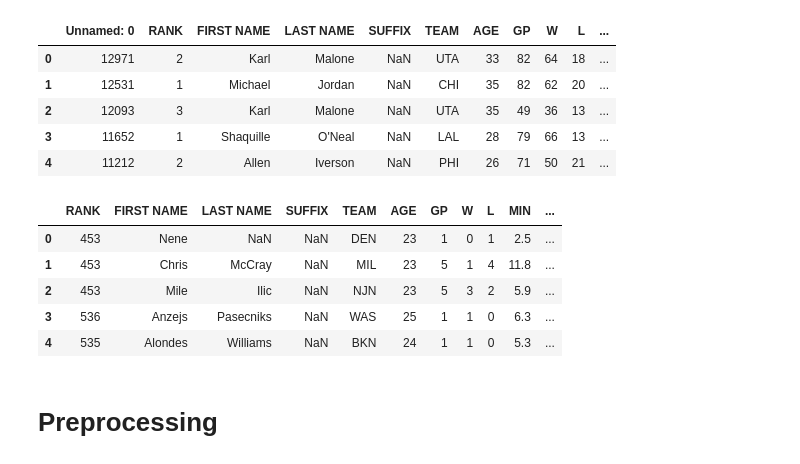
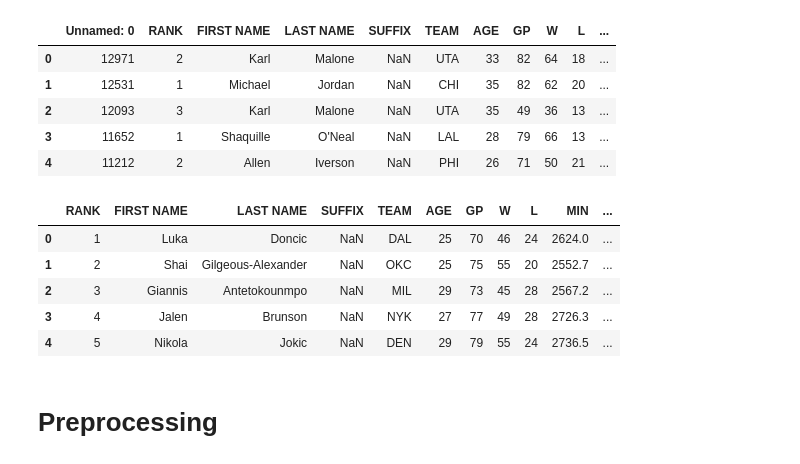
Before and after one commit to paul-semadeni/NBA-Data-Prediction-Model, a Jupyter notebook: feature_analysis/analysis-3.ipynb, the cells around one changed output. Drawn from its saved outputs; the diff is of its cells as text; code cells hidden in the pictures.

```diff
--- a/feature_analysis/analysis-3.ipynb
+++ b/feature_analysis/analysis-3.ipynb
@@ -32,15 +32,15 @@ df_mvp.head()
 | 3 | 11652 | 1 | Shaquille | O'Neal | NaN | LAL | 28 | 79 | 66 | 13 | ... |
 | 4 | 11212 | 2 | Allen | Iverson | NaN | PHI | 26 | 71 | 50 | 21 | ... |
 # %%
-df_all = pd.read_excel('../collect-data/src/files/nba_data.xlsx', sheet_name='NBA Stats')
+df_all = pd.read_excel('../collect-data/src/files/nba_data_2.xlsx', sheet_name='NBA Stats')
 df_all.head()
 # %% [output]
 |  | RANK | FIRST NAME | LAST NAME | SUFFIX | TEAM | AGE | GP | W | L | MIN | ... |
-| 0 | 453 | Nene | NaN | NaN | DEN | 23 | 1 | 0 | 1 | 2.5 | ... |
-| 1 | 453 | Chris | McCray | NaN | MIL | 23 | 5 | 1 | 4 | 11.8 | ... |
-| 2 | 453 | Mile | Ilic | NaN | NJN | 23 | 5 | 3 | 2 | 5.9 | ... |
-| 3 | 536 | Anzejs | Pasecniks | NaN | WAS | 25 | 1 | 1 | 0 | 6.3 | ... |
-| 4 | 535 | Alondes | Williams | NaN | BKN | 24 | 1 | 1 | 0 | 5.3 | ... |
+| 0 | 1 | Luka | Doncic | NaN | DAL | 25 | 70 | 46 | 24 | 2624.0 | ... |
+| 1 | 2 | Shai | Gilgeous-Alexander | NaN | OKC | 25 | 75 | 55 | 20 | 2552.7 | ... |
+| 2 | 3 | Giannis | Antetokounmpo | NaN | MIL | 29 | 73 | 45 | 28 | 2567.2 | ... |
+| 3 | 4 | Jalen | Brunson | NaN | NYK | 27 | 77 | 49 | 28 | 2726.3 | ... |
+| 4 | 5 | Nikola | Jokic | NaN | DEN | 29 | 79 | 55 | 24 | 2736.5 | ... |
 # %% [markdown]
 # Preprocessing
 # %%
```
Also changed, not shown: parts of 9 cells of this notebook, 1 other file.
